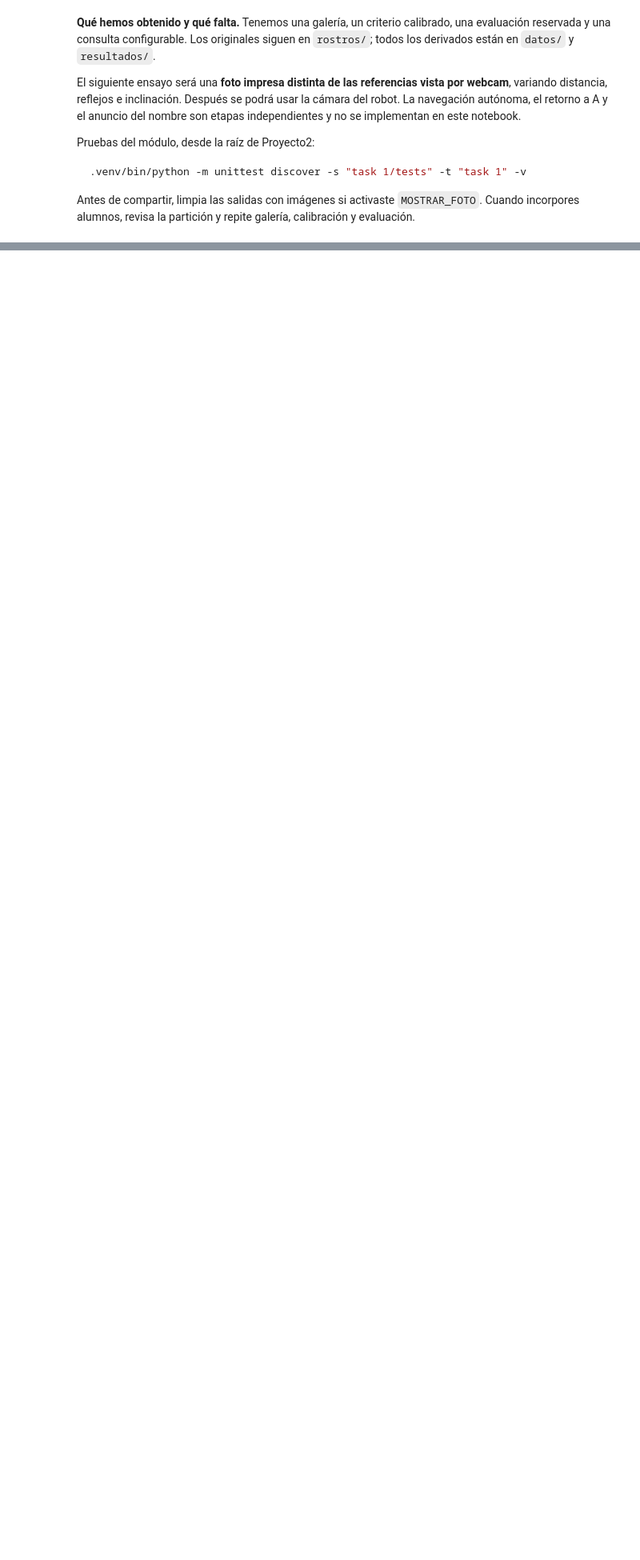
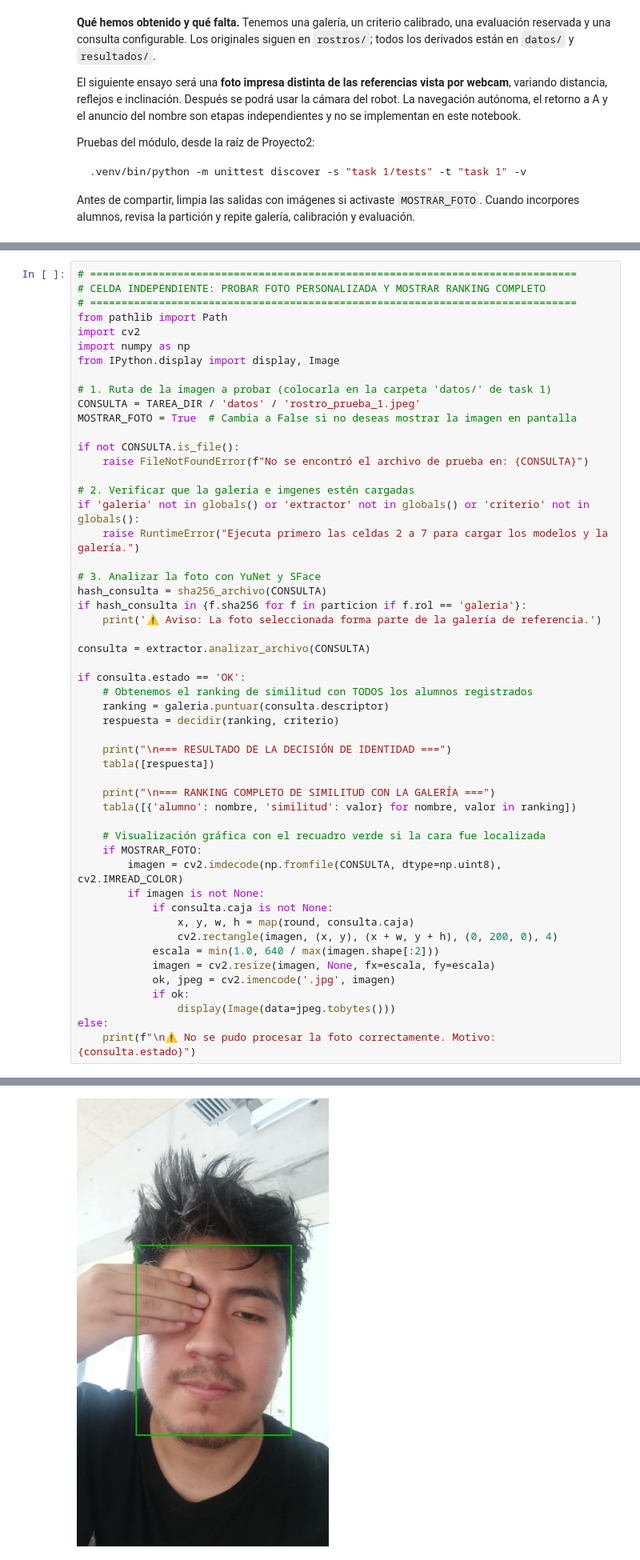
Before and after one commit to Manueljsilva/turtlebot4-vision-proyecto, a Jupyter notebook: task 1/01_reconocimiento_rostros.ipynb, the cells around one changed output, grey strips where cells are left out. Shown at 80% size. Cells and saved outputs as stored; diff of their text form; blank space fills up the shorter version.

```diff
--- a/task 1/01_reconocimiento_rostros.ipynb
+++ b/task 1/01_reconocimiento_rostros.ipynb
@@ -262,0 +365,53 @@ Cuando incorpores alumnos, revisa la partición y repite galería, calibración
+# %%
+# ==============================================================================
+# CELDA INDEPENDIENTE: PROBAR FOTO PERSONALIZADA Y MOSTRAR RANKING COMPLETO
+# ==============================================================================
+from pathlib import Path
+import cv2
+import numpy as np
+from IPython.display import display, Image
+
+# 1. Ruta de la imagen a probar (colocarla en la carpeta 'datos/' de task 1)
+CONSULTA = TAREA_DIR / 'datos' / 'rostro_prueba_1.jpeg'
+MOSTRAR_FOTO = True  # Cambia a False si no deseas mostrar la imagen en pantalla
+
+if not CONSULTA.is_file():
+    raise FileNotFoundError(f"No se encontró el archivo de prueba en: {CONSULTA}")
+
+# 2. Verificar que la galería e imgenes estén cargadas
+if 'galeria' not in globals() or 'extractor' not in globals() or 'criterio' not in globals():
+    raise RuntimeError("Ejecuta primero las celdas 2 a 7 para cargar los modelos y la galería.")
+
+# 3. Analizar la foto con YuNet y SFace
+hash_consulta = sha256_archivo(CONSULTA)
+if hash_consulta in {f.sha256 for f in particion if f.rol == 'galeria'}:
+    print('⚠ Aviso: La foto seleccionada forma parte de la galería de referencia.')
+
+consulta = extractor.analizar_archivo(CONSULTA)
+
+if consulta.estado == 'OK':
+    # Obtenemos el ranking de similitud con TODOS los alumnos registrados
+    ranking = galeria.puntuar(consulta.descriptor)
+    respuesta = decidir(ranking, criterio)
+
+    print("\n=== RESULTADO DE LA DECISIÓN DE IDENTIDAD ===")
+    tabla([respuesta])
+
+    print("\n=== RANKING COMPLETO DE SIMILITUD CON LA GALERÍA ===")
+    tabla([{'alumno': nombre, 'similitud': valor} for nombre, valor in ranking])
+
+    # Visualización gráfica con el recuadro verde si la cara fue localizada
+    if MOSTRAR_FOTO:
+        imagen = cv2.imdecode(np.fromfile(CONSULTA, dtype=np.uint8), cv2.IMREAD_COLOR)
+        if imagen is not None:
+            if consulta.caja is not None:
+                x, y, w, h = map(round, consulta.caja)
+                cv2.rectangle(imagen, (x, y), (x + w, y + h), (0, 200, 0), 4)
+            escala = min(1.0, 640 / max(imagen.shape[:2]))
+            imagen = cv2.resize(imagen, None, fx=escala, fy=escala)
+            ok, jpeg = cv2.imencode('.jpg', imagen)
+            if ok:
+                display(Image(data=jpeg.tobytes()))
+else:
+    print(f"\n⚠ No se pudo procesar la foto correctamente. Motivo: {consulta.estado}")
+# %% [output]
@@ -262,0 +429 @@ Cuando incorpores alumnos, revisa la partición y repite galería, calibración
+[figure, added]
```
Also changed, not shown: parts of 12 cells of this notebook.
